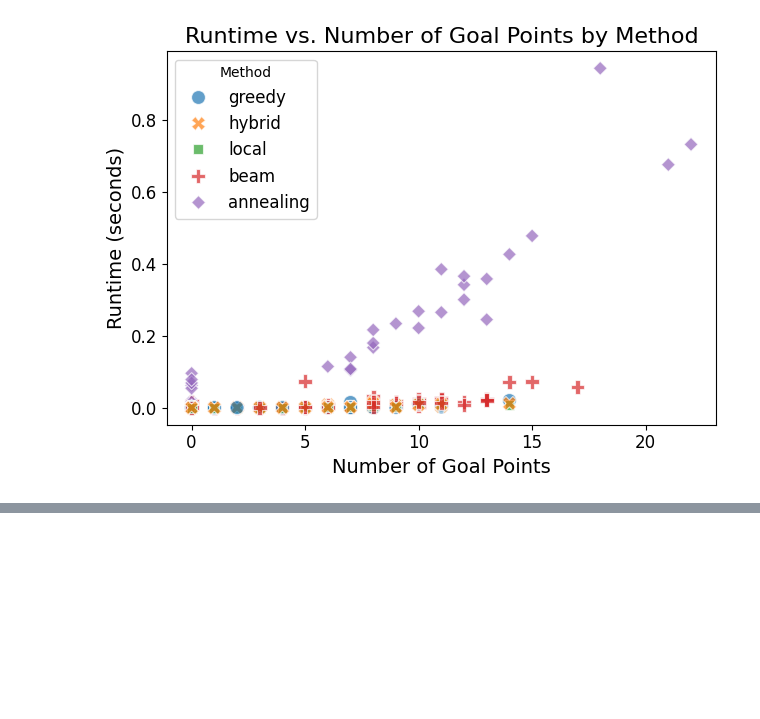
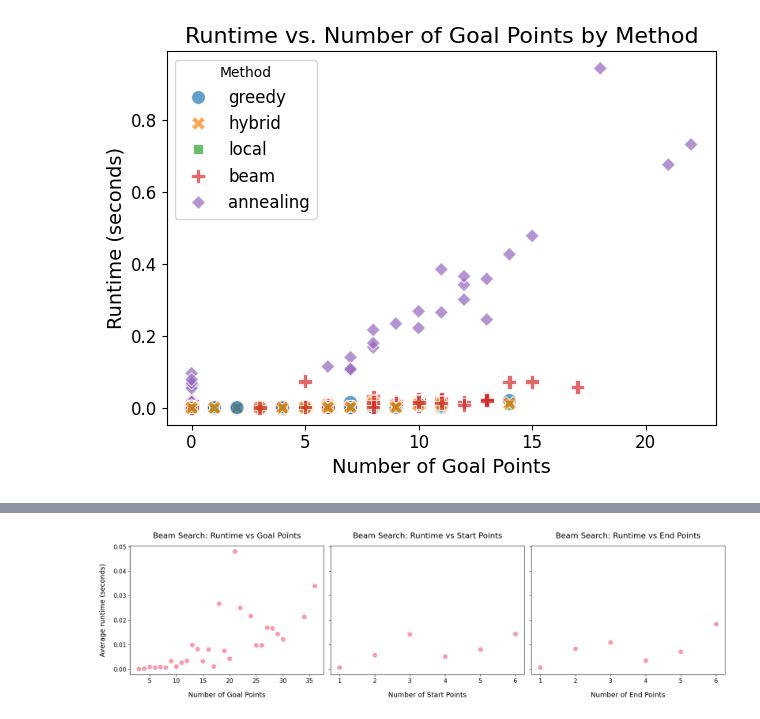
Before and after one commit to BenWallner7/route_construction_optimisation, a Jupyter notebook: report.ipynb, the cells around one changed output, grey strips where cells are left out. Drawn from its saved outputs; the diff is of its cells as text; code cells hidden in the pictures; blank space fills up the shorter version.

```diff
--- a/report.ipynb
+++ b/report.ipynb
@@ -230,0 +488,58 @@ plt.show()
+# %%
+fig, axes = plt.subplots(1, 3, figsize=(18, 5), sharey=True)
+
+sns.scatterplot(
+    data=merged_beam_number_goals_df,
+    x='number_goal_points',
+    y='runtime',
+    s=100,
+    alpha=0.7,
+    ax=axes[0]
+)
+
+# Set plot labels and title
+axes[0].set_xlabel('Number of Goal Points', labelpad=15)
+axes[0].set_ylabel('Average runtime (seconds)', labelpad=15)
+axes[0].set_title('Beam Search: Runtime vs Goal Points', pad=15)
+
+sns.scatterplot(
+    data=merged_beam_number_starts_df,
+    x='number_start_points',
+    y='runtime',
+    s=100,
+    alpha=0.7,
+    ax=axes[1]
+)
+
+# Set plot labels and title
+axes[1].set_xlabel('Number of Start Points', labelpad=15)
+axes[1].set_ylabel('Average runtime (seconds)', labelpad=15)
+axes[1].set_title('Beam Search: Runtime vs Start Points', pad=15)
+
+# Set plot labels and title
+axes[0].set_xlabel('Number of Goal Points', labelpad=15)
+axes[0].set_ylabel('Average runtime (seconds)', labelpad=15)
+axes[0].set_title('Beam Search: Runtime vs Goal Points', pad=15)
+
+sns.scatterplot(
+    data=merged_beam_number_ends_df,
+    x='number_end_points',
+    y='runtime',
+    s=100,
+    alpha=0.7,
+    ax=axes[2]
+)
+
+# Set plot labels and title
+axes[2].set_xlabel('Number of End Points', labelpad=15)
+axes[2].set_ylabel('Average runtime (seconds)', labelpad=15)
+axes[2].set_title('Beam Search: Runtime vs End Points', pad=15)
+
+# Display the legend
+# plt.legend(title='Method')
+
+# Show the plot
+plt.tight_layout()
+plt.show()
+# %% [output]
+[figure, added]
```
Also changed, not shown: parts of 22 cells of this notebook.
